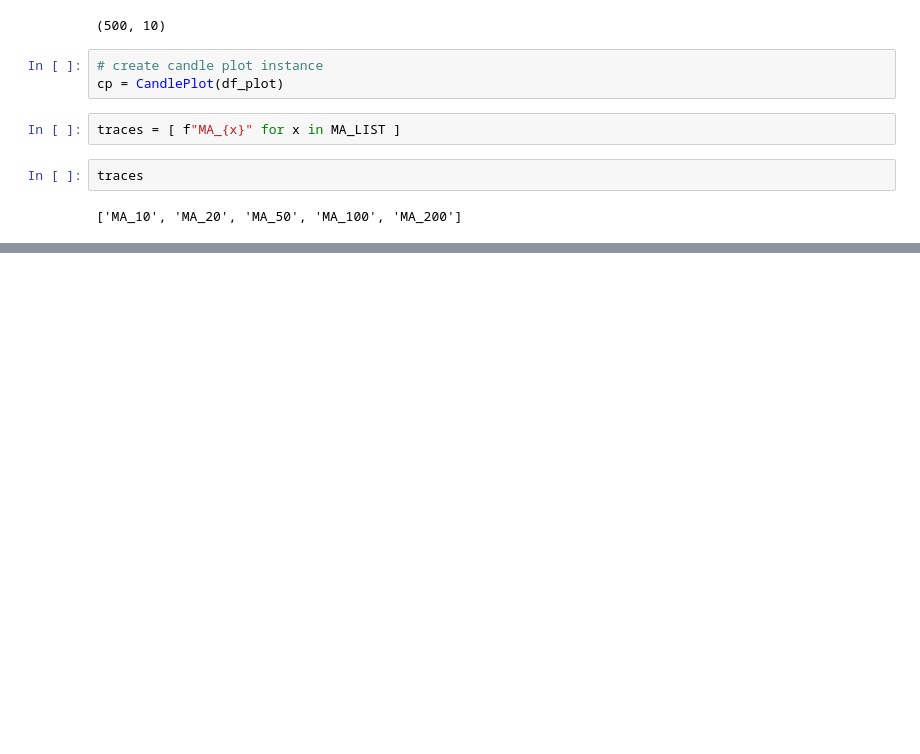
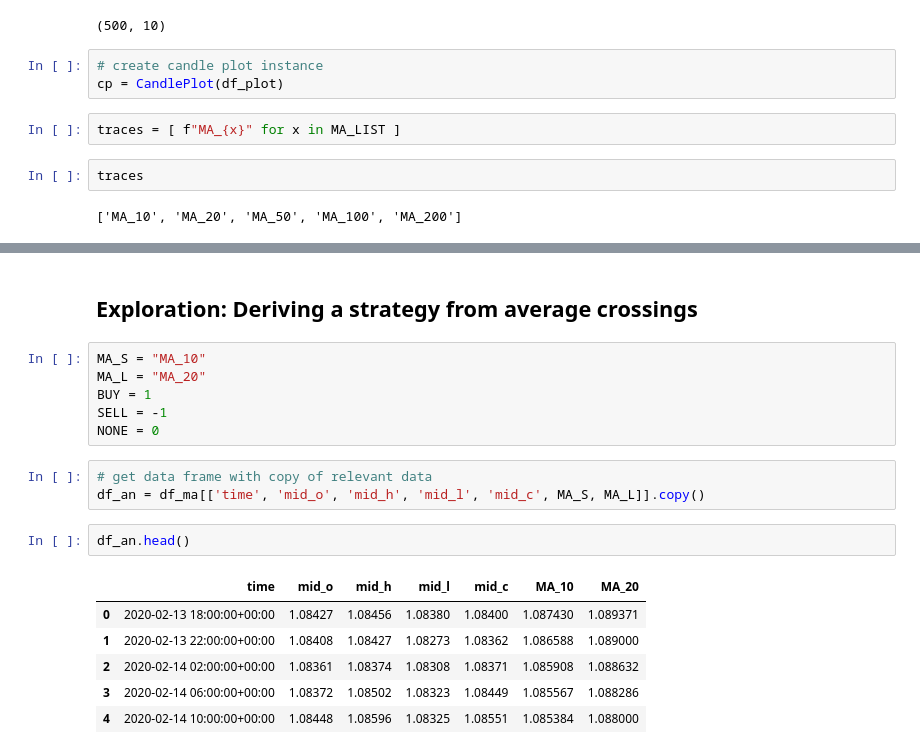
Before and after one commit to mindeleven/introduction-to-python, a Jupyter notebook: Algorythimc-Forex-Trading/code/exploration/03_multiple-moving-averages.ipynb, the cells around one changed output, grey strips where cells are left out. Cells and saved outputs as stored; diff of their text form; blank space fills up the shorter version.

Commit message:
Added some exploratory calculation for multiple average crossing

```diff
--- a/Algorythimc-Forex-Trading/code/exploration/03_multiple-moving-averages.ipynb
+++ b/Algorythimc-Forex-Trading/code/exploration/03_multiple-moving-averages.ipynb
@@ -125,3 +125,23 @@ cp.show_plot(line_traces=traces)
 # %% [output]
 [interactive output not drawn]
 [interactive output not drawn]
+# %% [markdown]
+## Exploration: Deriving a strategy from average crossings
+# %%
+MA_S = "MA_10"
+MA_L = "MA_20"
+BUY = 1
+SELL = -1
+NONE = 0
+# %%
+# get data frame with copy of relevant data
+df_an = df_ma[['time', 'mid_o', 'mid_h', 'mid_l', 'mid_c', MA_S, MA_L]].copy()
+# %%
+df_an.head()
+# %% [output]
+|  | time | mid_o | mid_h | mid_l | mid_c | MA_10 | MA_20 |
+| 0 | 2020-02-13 18:00:00+00:00 | 1.08427 | 1.08456 | 1.08380 | 1.08400 | 1.087430 | 1.089371 |
+| 1 | 2020-02-13 22:00:00+00:00 | 1.08408 | 1.08427 | 1.08273 | 1.08362 | 1.086588 | 1.089000 |
+| 2 | 2020-02-14 02:00:00+00:00 | 1.08361 | 1.08374 | 1.08308 | 1.08371 | 1.085908 | 1.088632 |
+| 3 | 2020-02-14 06:00:00+00:00 | 1.08372 | 1.08502 | 1.08323 | 1.08449 | 1.085567 | 1.088286 |
+| 4 | 2020-02-14 10:00:00+00:00 | 1.08448 | 1.08596 | 1.08325 | 1.08551 | 1.085384 | 1.088000 |
```
Also changed, not shown: parts of 5 cells of this notebook.
